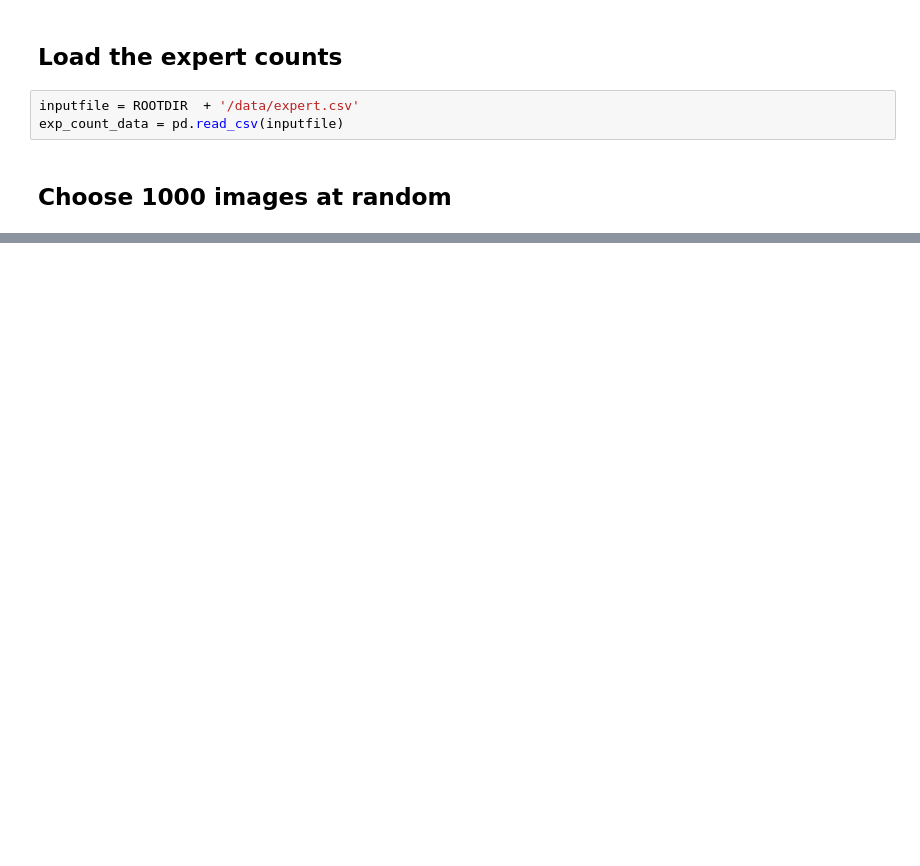
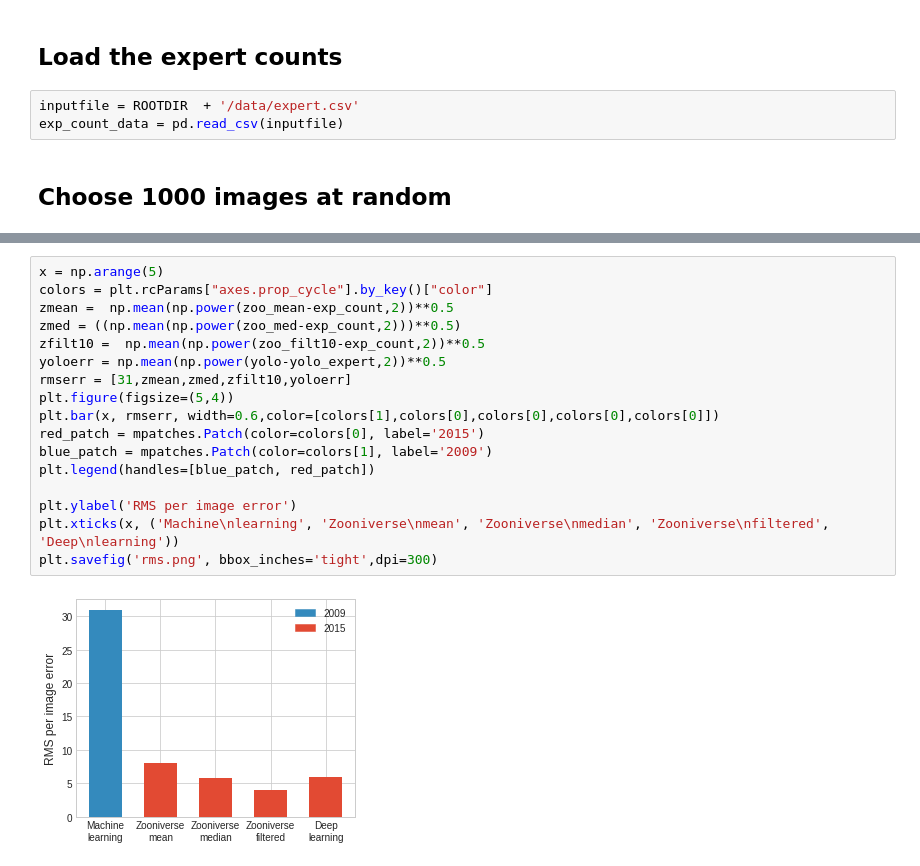
Before and after one commit to ctorney/deepWildCount, a Jupyter notebook: analysis/zooniverse.ipynb, the cells around one changed output, grey strips where cells are left out. Saved outputs shown, nothing was run; the diff lists cells and outputs as text; blank space fills up the shorter version.

```diff
--- a/analysis/zooniverse.ipynb
+++ b/analysis/zooniverse.ipynb
@@ -457,0 +254,19 @@ plt.savefig('errorvcount.png', bbox_inches='tight',dpi=300)
+# %%
+x = np.arange(5)
+colors = plt.rcParams["axes.prop_cycle"].by_key()["color"]
+zmean =  np.mean(np.power(zoo_mean-exp_count,2))**0.5
+zmed = ((np.mean(np.power(zoo_med-exp_count,2)))**0.5)
+zfilt10 =  np.mean(np.power(zoo_filt10-exp_count,2))**0.5
+yoloerr = np.mean(np.power(yolo-yolo_expert,2))**0.5
+rmserr = [31,zmean,zmed,zfilt10,yoloerr]
+plt.figure(figsize=(5,4))
+plt.bar(x, rmserr, width=0.6,color=[colors[1],colors[0],colors[0],colors[0],colors[0]])
+red_patch = mpatches.Patch(color=colors[0], label='2015')
+blue_patch = mpatches.Patch(color=colors[1], label='2009')
+plt.legend(handles=[blue_patch, red_patch])
+
+plt.ylabel('RMS per image error')
+plt.xticks(x, ('Machine\nlearning', 'Zooniverse\nmean', 'Zooniverse\nmedian', 'Zooniverse\nfiltered', 'Deep\nlearning'))
+plt.savefig('rms.png', bbox_inches='tight',dpi=300)
+# %% [output]
+[figure, added]
```
Also changed, not shown: parts of 47 cells of this notebook.
